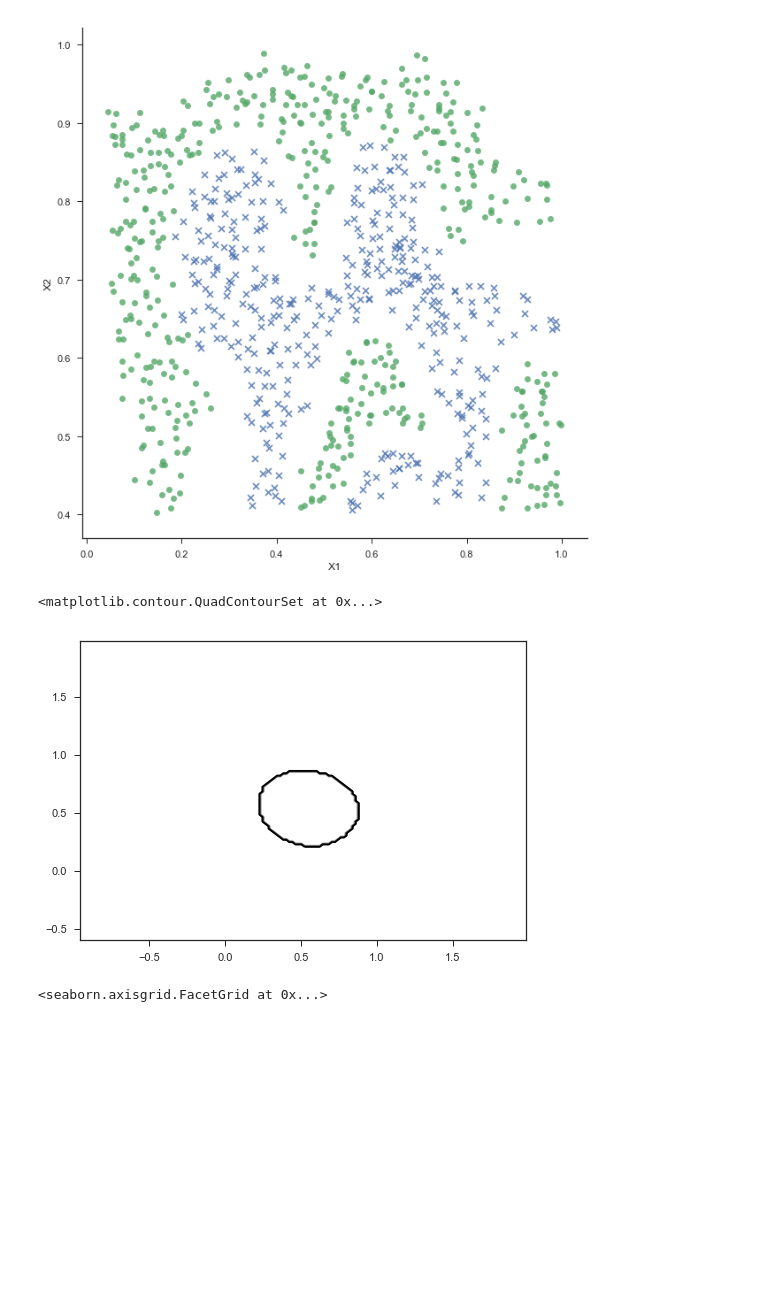
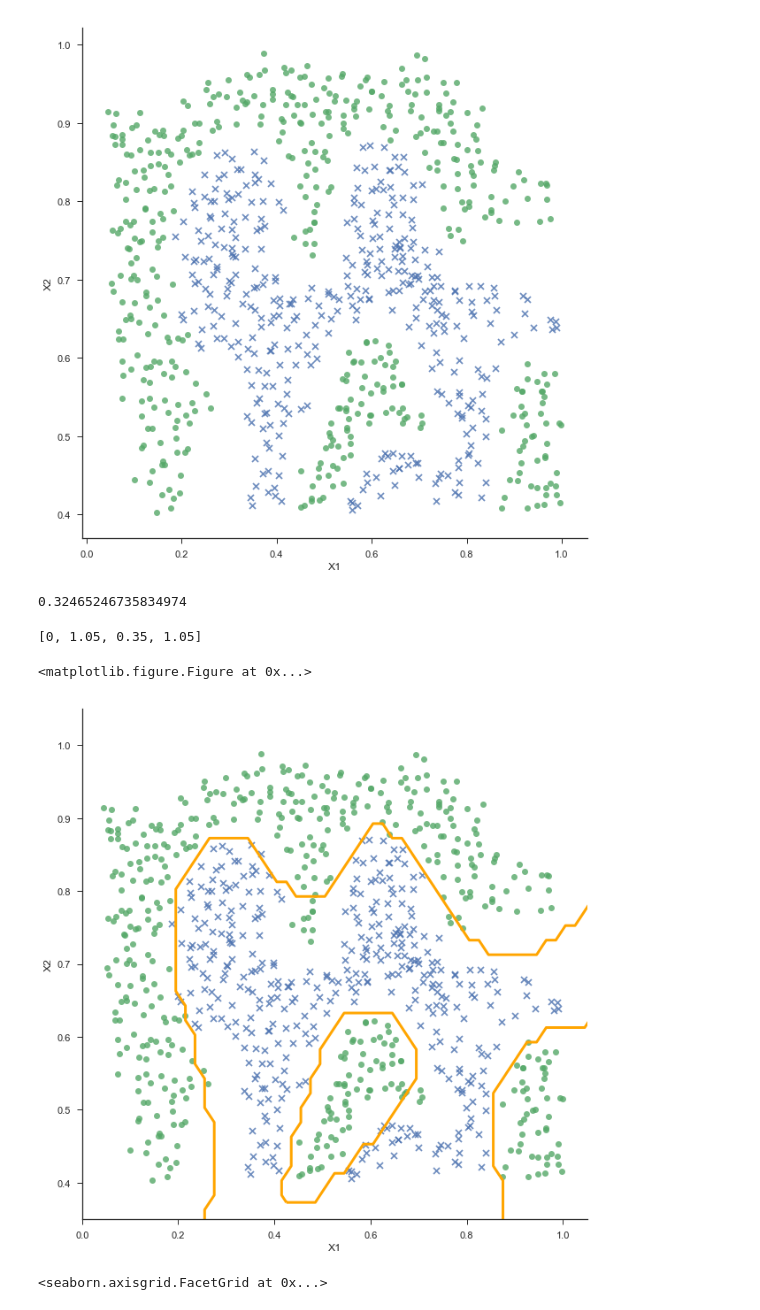
Before and after one commit to JeffMacaluso/Misc, a Jupyter notebook: MachineLearningMOOC/Ex6 Python - Support Vector Machines.ipynb, the cells around one changed output. Saved outputs shown, nothing was run; the diff lists cells and outputs as text; code cells hidden in the pictures; blank space fills up the shorter version.

Commit message:
Added Gaussian kernel

```diff
--- a/MachineLearningMOOC/Ex6 Python - Support Vector Machines.ipynb
+++ b/MachineLearningMOOC/Ex6 Python - Support Vector Machines.ipynb
@@ -117,30 +119,56 @@ sns.lmplot(x='X1', y='X2', hue='y', markers=['x', 'o'],
 # %% [output]
 <seaborn.axisgrid.FacetGrid at 0x...>
 [figure]
+# %%
+def gaussian_kernel(x_i, x_j, sigma=1):
+    """
+    Similarity function to measure the 'distance' between a pair of examples
+    """
+    error = sum((x_i - x_j)**2)
+    return np.exp(-(error) / (2*sigma**2))
+
+
+test_x_i = np.array([1.0, 2.0, 1.0])
+test_x_j = np.array([0.0, 4.0, -1.0])
+test_sigma = 2
+
+gaussian_kernel(test_x_i, test_x_j, test_sigma)
+# %% [output]
+0.32465246735834974
 # %%
-C = 1.0  # SVM regularization parameter
-clf = SVC(kernel = 'rbf',  gamma=0.7, C=C )
+plt.figure()
+
+sns.lmplot(x='X1', y='X2', hue='y', markers=['x', 'o'],
+                 data=df, fit_reg=False, size=9, legend=False)
+
+
+
+C = 100  # SVM regularization parameter
+clf = SVC(kernel='rbf', C=C, gamma=10)
 clf.fit(X, y.ravel())
 
 h = .02  # step size in the mesh
 # create a mesh to plot in
 x_min, x_max = X[:, 0].min() - 1, X[:, 0].max() + 1
 y_min, y_max = X[:, 1].min() - 1, X[:, 1].max() + 1
 xx, yy = np.meshgrid(np.arange(x_min, x_max, h),
                      np.arange(y_min, y_max, h))
 
-
 # Plot the decision boundary. For that, we will assign a color to each
 # point in the mesh [x_min, m_max]x[y_min, y_max].
 Z = clf.predict(np.c_[xx.ravel(), yy.ravel()])
 
 # Put the result into a color plot
 Z = Z.reshape(xx.shape)
-# plt.contour(xx, yy, Z, cmap=plt.cm.Paired)
-plt.contour(xx, yy, Z)
+
+plt.contour(xx, yy, Z, colors='orange', alpha=1, linewidths=3, levels=[0.5])
+
+# Adjusting the axes
+plt.axis([0, 1.05, 0.35, 1.05])
 # %% [output]
-<matplotlib.contour.QuadContourSet at 0x...>
+[0, 1.05, 0.35, 1.05]
+<matplotlib.figure.Figure at 0x...>
-[figure, old version]
+[figure, new version]
 # %%
 X = data3['X']
 y = data3['y']
```
Also changed, not shown: parts of 6 cells of this notebook.
